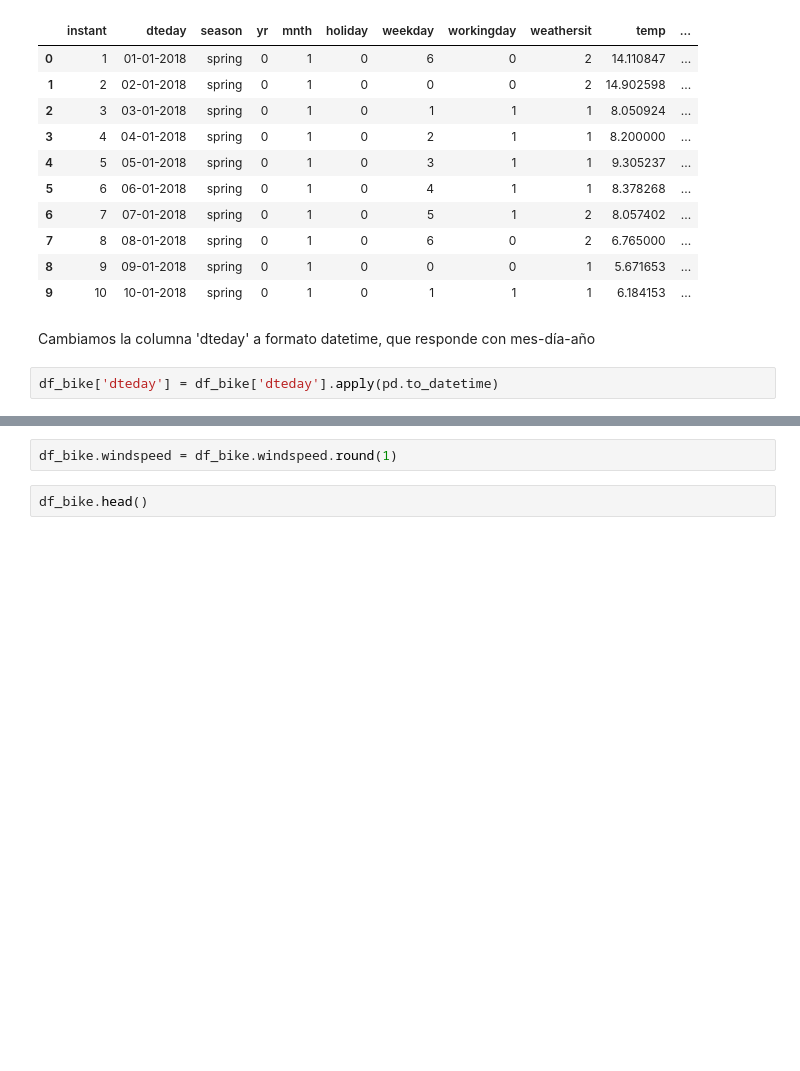
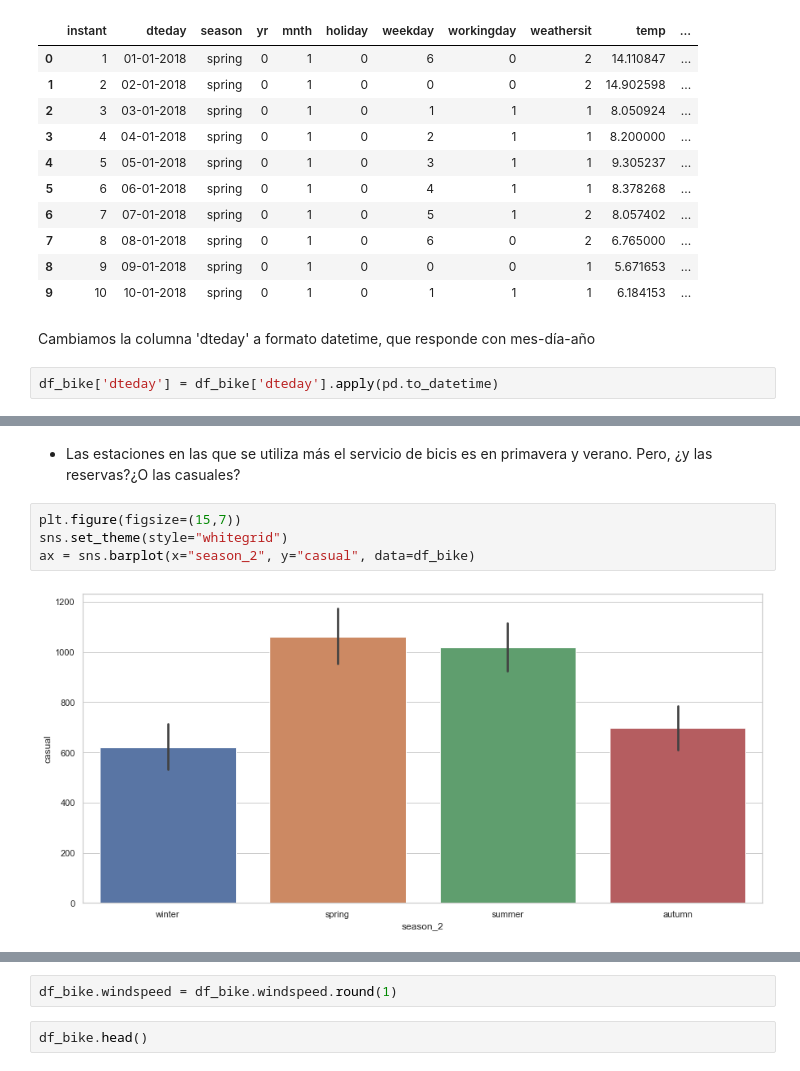
Before and after one commit to Adalab/project-da-promo-A-module-3-team-1, a Jupyter notebook: primera_lectura.ipynb, the cells around one changed output, grey strips where cells are left out. Saved outputs shown, nothing was run; the diff lists cells and outputs as text; blank space fills up the shorter version.

```diff
--- a/primera_lectura.ipynb
+++ b/primera_lectura.ipynb
@@ -47,0 +72,8 @@ for row in df_bike:
+# %% [markdown]
+ - Las estaciones en las que se utiliza más el servicio de bicis es en primavera y verano. Pero, ¿y las reservas?¿O las casuales?
+# %%
+plt.figure(figsize=(15,7))
+sns.set_theme(style="whitegrid")
+ax = sns.barplot(x="season_2", y="casual", data=df_bike)
+# %% [output]
+[figure, added]
```
Also changed, not shown: parts of 23 cells of this notebook, 1 other file.
